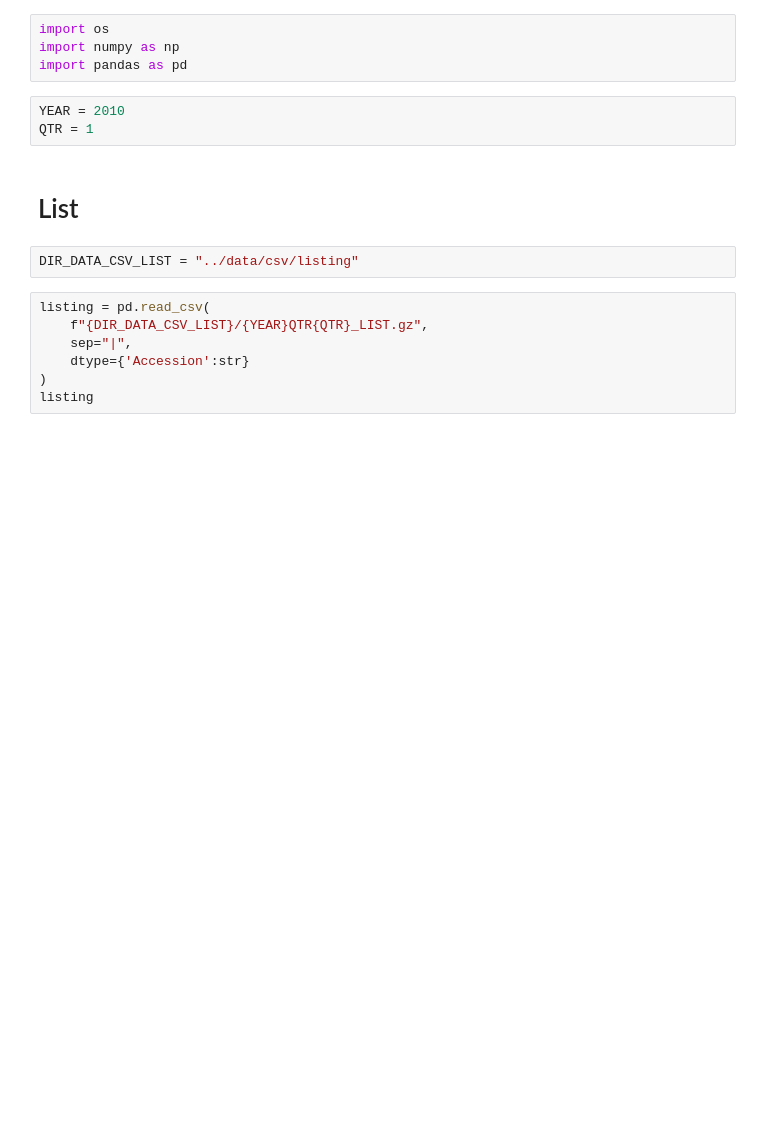
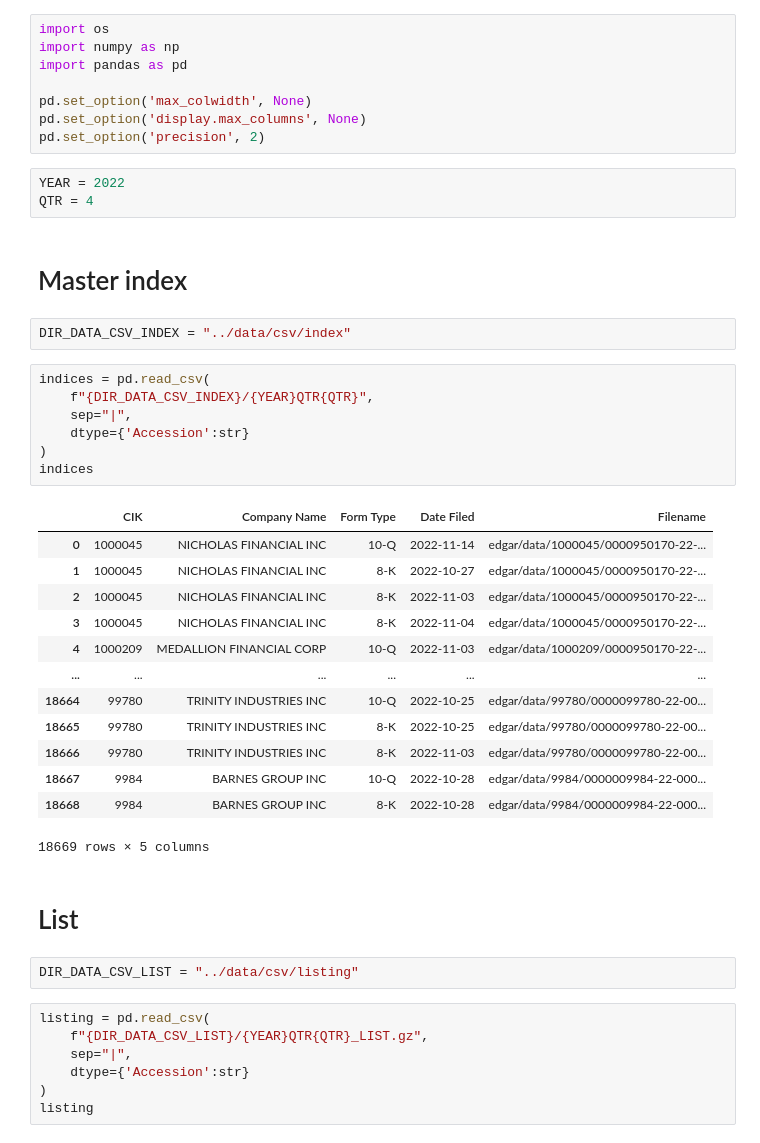
Before and after one commit to oonisim/python-finance, a Jupyter notebook: SEC/EDGAR/src/view_transformations.ipynb, the cells around one changed output. Saved outputs shown, nothing was run; the diff lists cells and outputs as text; blank space fills up the shorter version.

```diff
--- a/SEC/EDGAR/src/view_transformations.ipynb
+++ b/SEC/EDGAR/src/view_transformations.ipynb
@@ -2,9 +2,38 @@
 import os
 import numpy as np
 import pandas as pd
+
+pd.set_option('max_colwidth', None)
+pd.set_option('display.max_columns', None)
+pd.set_option('precision', 2)
 # %%
-YEAR = 2010
-QTR = 1
+YEAR = 2022
+QTR = 4
+# %% [markdown]
+# Master index
+# %%
+DIR_DATA_CSV_INDEX = "../data/csv/index"
+# %%
+indices = pd.read_csv(
+    f"{DIR_DATA_CSV_INDEX}/{YEAR}QTR{QTR}",
+    sep="|",
+    dtype={'Accession':str}
+)
+indices
+# %% [output]
+|  | CIK | Company Name | Form Type | Date Filed | Filename |
+| 0 | 1000045 | NICHOLAS FINANCIAL INC | 10-Q | 2022-11-14 | edgar/data/1000045/0000950170-22-... |
+| 1 | 1000045 | NICHOLAS FINANCIAL INC | 8-K | 2022-10-27 | edgar/data/1000045/0000950170-22-... |
+| 2 | 1000045 | NICHOLAS FINANCIAL INC | 8-K | 2022-11-03 | edgar/data/1000045/0000950170-22-... |
+| 3 | 1000045 | NICHOLAS FINANCIAL INC | 8-K | 2022-11-04 | edgar/data/1000045/0000950170-22-... |
+| 4 | 1000209 | MEDALLION FINANCIAL CORP | 10-Q | 2022-11-03 | edgar/data/1000209/0000950170-22-... |
+| ... | ... | ... | ... | ... | ... |
+| 18664 | 99780 | TRINITY INDUSTRIES INC | 10-Q | 2022-10-25 | edgar/data/99780/0000099780-22-00... |
+| 18665 | 99780 | TRINITY INDUSTRIES INC | 8-K | 2022-10-25 | edgar/data/99780/0000099780-22-00... |
+| 18666 | 99780 | TRINITY INDUSTRIES INC | 8-K | 2022-11-03 | edgar/data/99780/0000099780-22-00... |
+| 18667 | 9984 | BARNES GROUP INC | 10-Q | 2022-10-28 | edgar/data/9984/0000009984-22-000... |
+| 18668 | 9984 | BARNES GROUP INC | 8-K | 2022-10-28 | edgar/data/9984/0000009984-22-000... |
+18669 rows × 5 columns
 # %% [markdown]
 # List
 # %%
```
Also changed, not shown: parts of 1 cell of this notebook, 4 other files.
